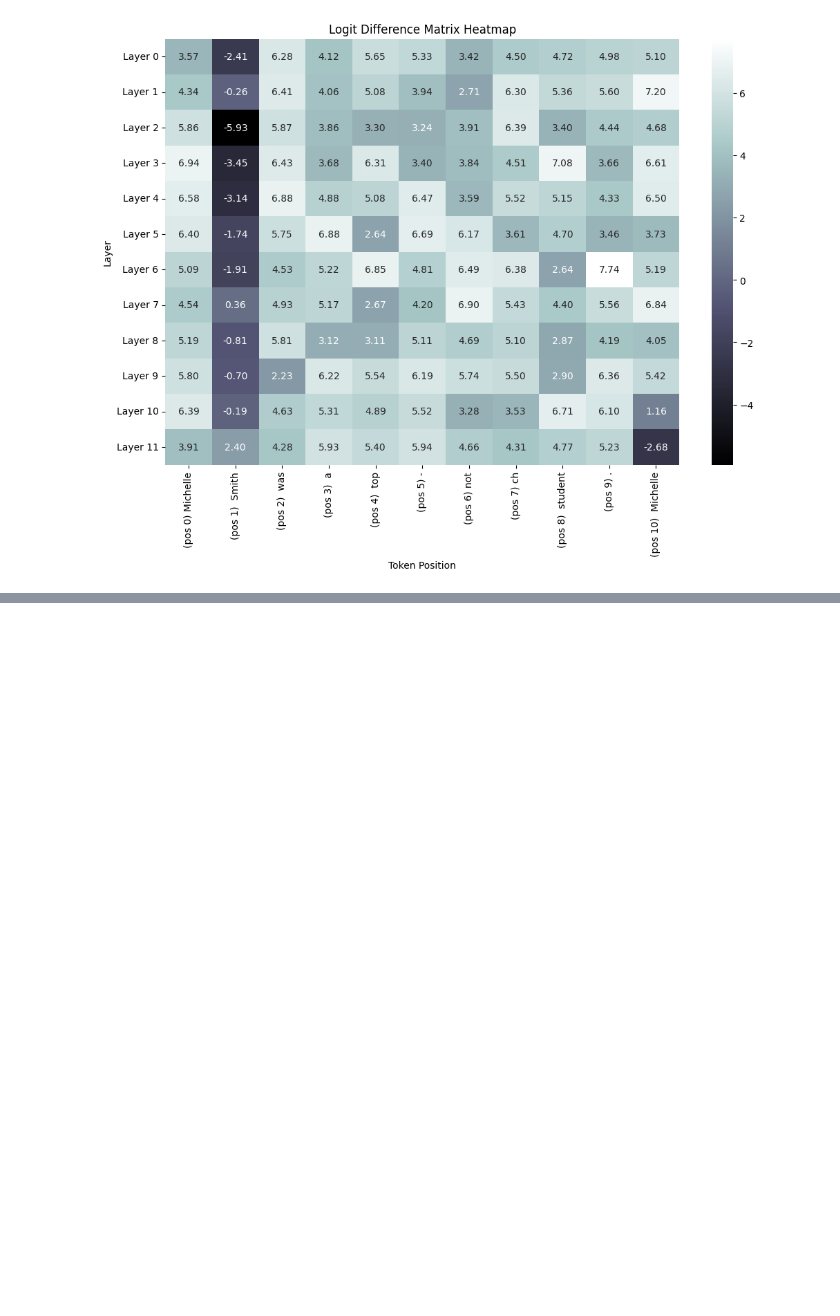
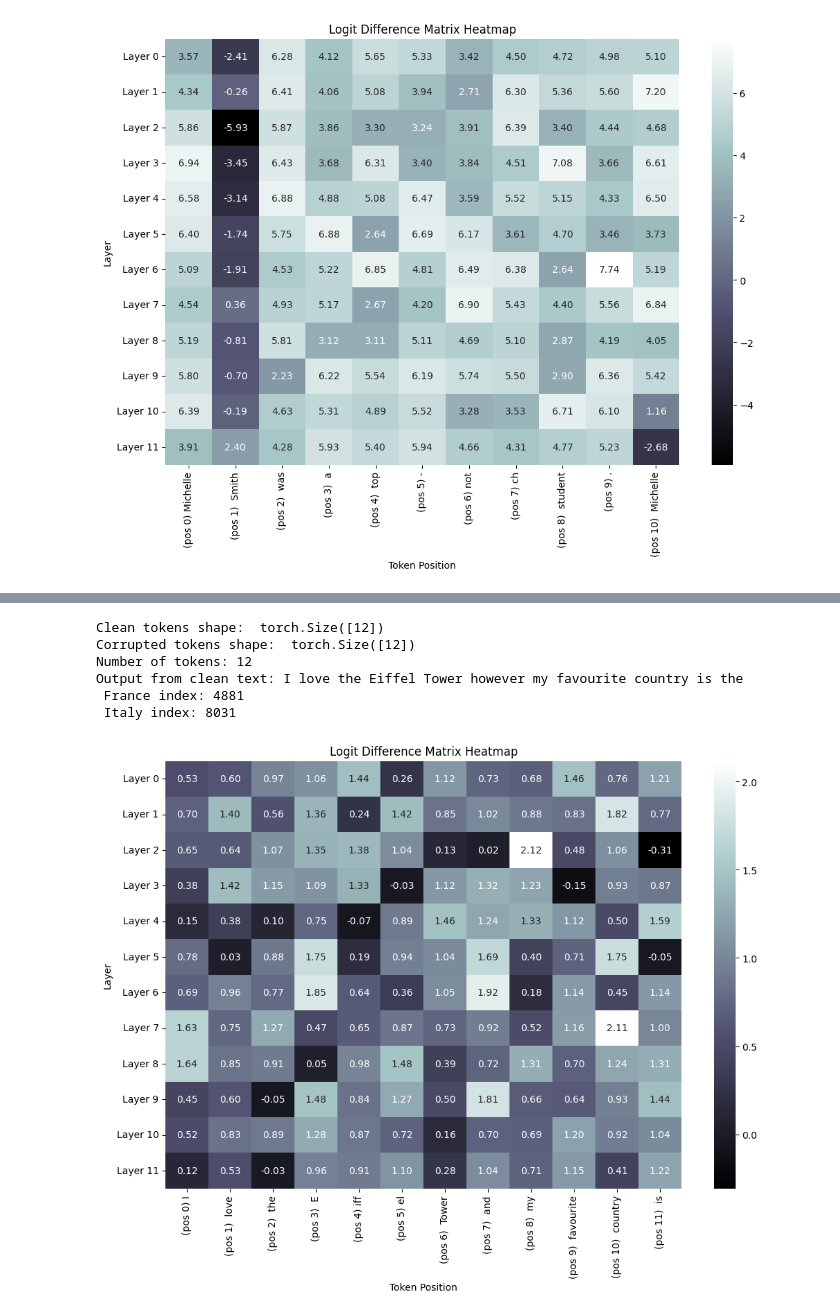
Before and after one commit to aed6-ua/minGPT, a Jupyter notebook: assignment.ipynb, the cells around one changed output, grey strips where cells are left out. Cells and saved outputs as stored; diff of their text form; code cells hidden in the pictures; blank space fills up the shorter version.

```diff
--- a/assignment.ipynb
+++ b/assignment.ipynb
@@ -621,0 +635,13 @@ ValueError: not enough values to unpack (expected 2, got 1)
+# %%
+clean_text = "I love the Eiffel Tower however my favourite country is"
+corrupted_text = "I love the Eiffel Tower and my favourite country is"
+
+test(model, clean_text, corrupted_text, " France", " Italy")
+# %% [output]
+Clean tokens shape:  torch.Size([12])
+Corrupted tokens shape:  torch.Size([12])
+Number of tokens: 12
+Output from clean text: I love the Eiffel Tower however my favourite country is the
+ France index: 4881
+ Italy index: 8031
+[figure, added]
```
Also changed, not shown: parts of 3 cells of this notebook.
